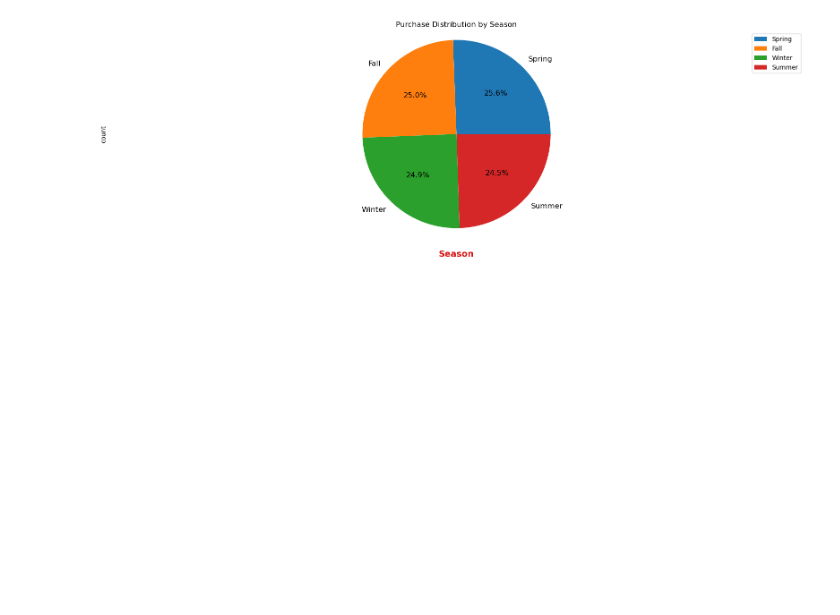
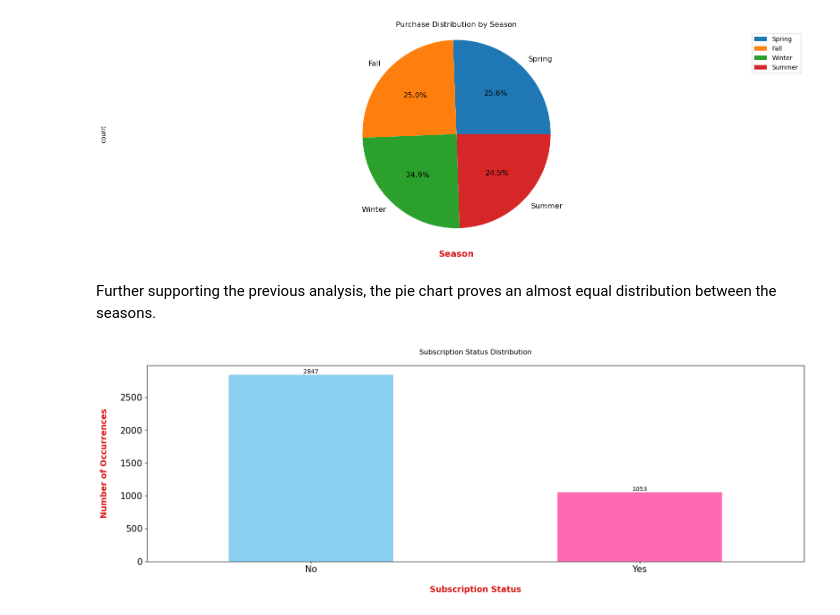
Before and after one commit to noahnoahnoahtran/project18-shopping-trend-analysis, a Jupyter notebook: shopping_trend_analysis.ipynb, the cells around one changed output. Cells and saved outputs as stored; diff of their text form; code cells hidden in the pictures; blank space fills up the shorter version.

```diff
--- a/shopping_trend_analysis.ipynb
+++ b/shopping_trend_analysis.ipynb
@@ -278,0 +277,18 @@ Further supporting the previous analysis, the pie chart proves an almost equal d
+# %% [markdown]
+Further supporting the previous analysis, the pie chart proves an almost equal distribution between the seasons.
+# %%
+#Subscription status distribution
+plt.figure(figsize = (20, 6))
+ax = df['Subscription Status'].value_counts().plot(kind = 'bar', color = colors, rot = 0)
+ax.set_xticklabels(df['Subscription Status'].value_counts().index)
+plt.xlabel('Subscription Status', weight = 'bold', color = '#D71313', fontsize = 14, labelpad = 20)
+plt.ylabel('Number of Occurrences', weight = 'bold', color = '#D71313', fontsize = 14, labelpad = 20)
+plt.title('Subscription Status Distribution\n')
+
+for p in ax.patches:
+    ax.annotate(int(p.get_height()), (p.get_x() + 0.25, p.get_height() + 1), ha = 'center', va = 'bottom', color = 'black')
+    ax.tick_params(axis = 'both', labelsize = 15)
+
+plt.show()
+# %% [output]
+[figure, added]
```
Also changed, not shown: parts of 8 cells of this notebook.
